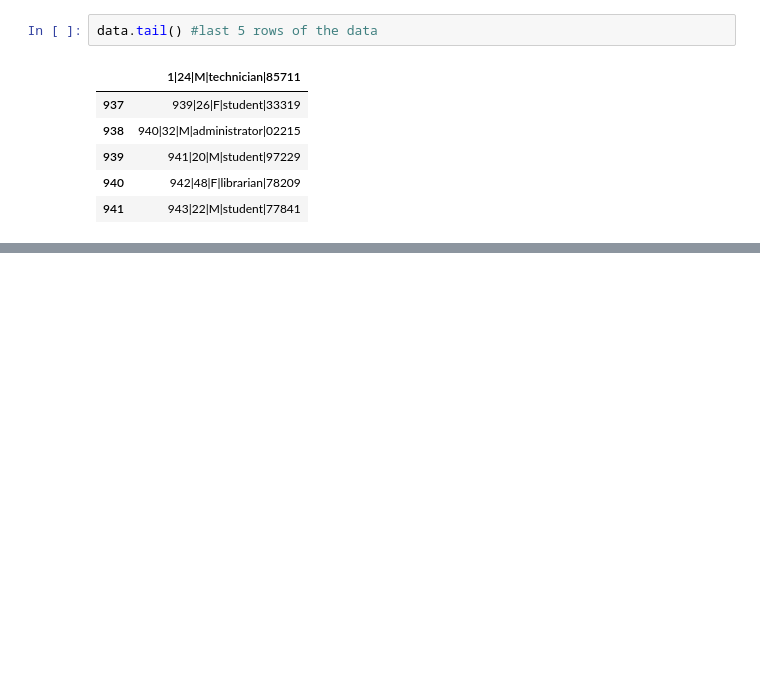
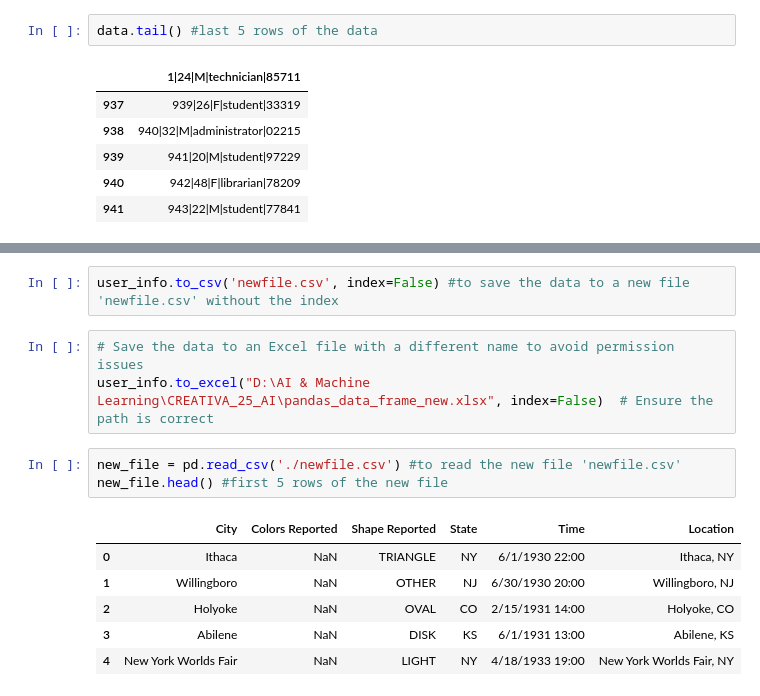
Before and after one commit to MennaAbozaid/Creativa_25-AI, a Jupyter notebook: Machine Learning/02_Pandas.ipynb, the cells around one changed output, grey strips where cells are left out. Saved outputs shown, nothing was run; the diff lists cells and outputs as text; blank space fills up the shorter version.

```diff
--- a/Machine Learning/02_Pandas.ipynb
+++ b/Machine Learning/02_Pandas.ipynb
@@ -55,0 +161,15 @@ Any number below -2.0 or above 70.0 is an outlier
+# %%
+user_info.to_csv('newfile.csv', index=False) #to save the data to a new file 'newfile.csv' without the index
+# %%
+# Save the data to an Excel file with a different name to avoid permission issues
+user_info.to_excel("D:\AI & Machine Learning\CREATIVA_25_AI\pandas_data_frame_new.xlsx", index=False)  # Ensure the path is correct
+# %%
+new_file = pd.read_csv('./newfile.csv') #to read the new file 'newfile.csv'
+new_file.head() #first 5 rows of the new file
+# %% [output]
+|  | City | Colors Reported | Shape Reported | State | Time | Location |
+| 0 | Ithaca | NaN | TRIANGLE | NY | 6/1/1930 22:00 | Ithaca, NY |
+| 1 | Willingboro | NaN | OTHER | NJ | 6/30/1930 20:00 | Willingboro, NJ |
+| 2 | Holyoke | NaN | OVAL | CO | 2/15/1931 14:00 | Holyoke, CO |
+| 3 | Abilene | NaN | DISK | KS | 6/1/1931 13:00 | Abilene, KS |
+| 4 | New York Worlds Fair | NaN | LIGHT | NY | 4/18/1933 19:00 | New York Worlds Fair, NY |
```
Also changed, not shown: parts of 21 cells of this notebook, 2 other files.
